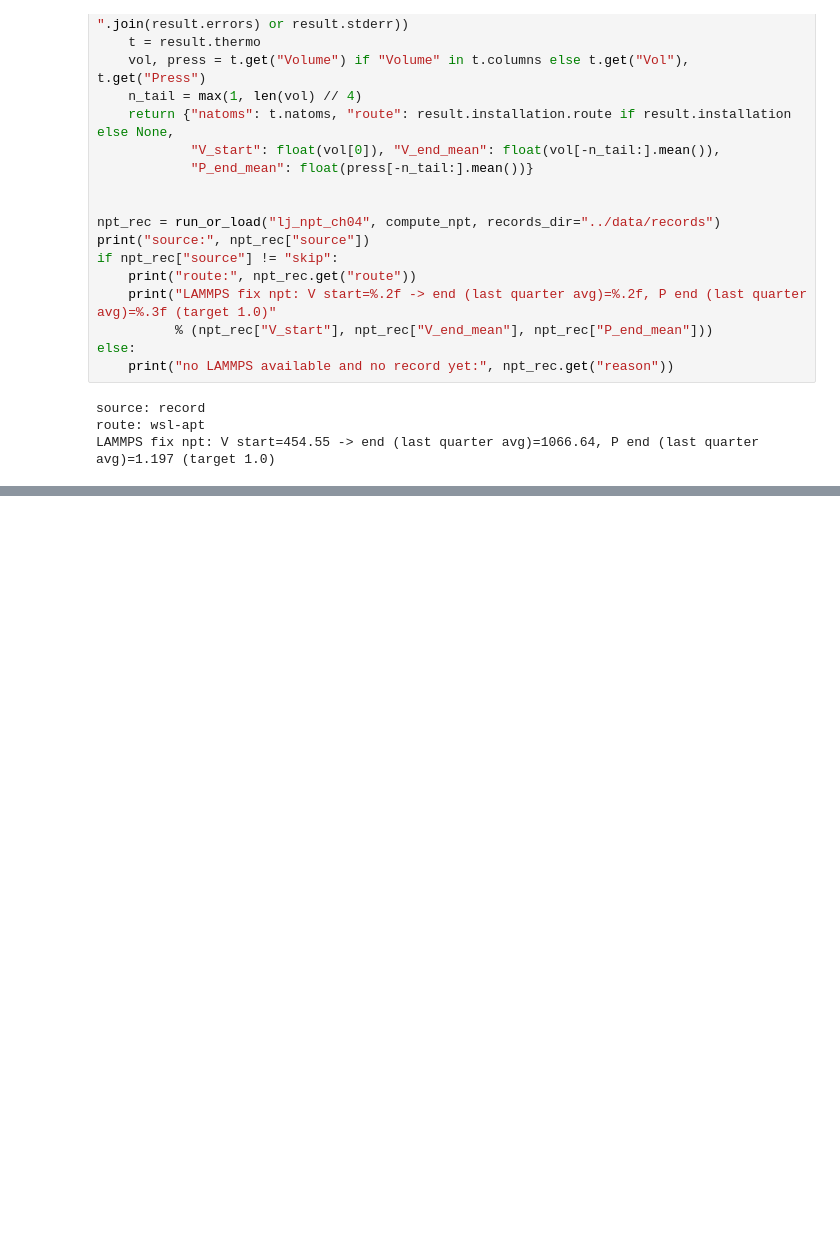
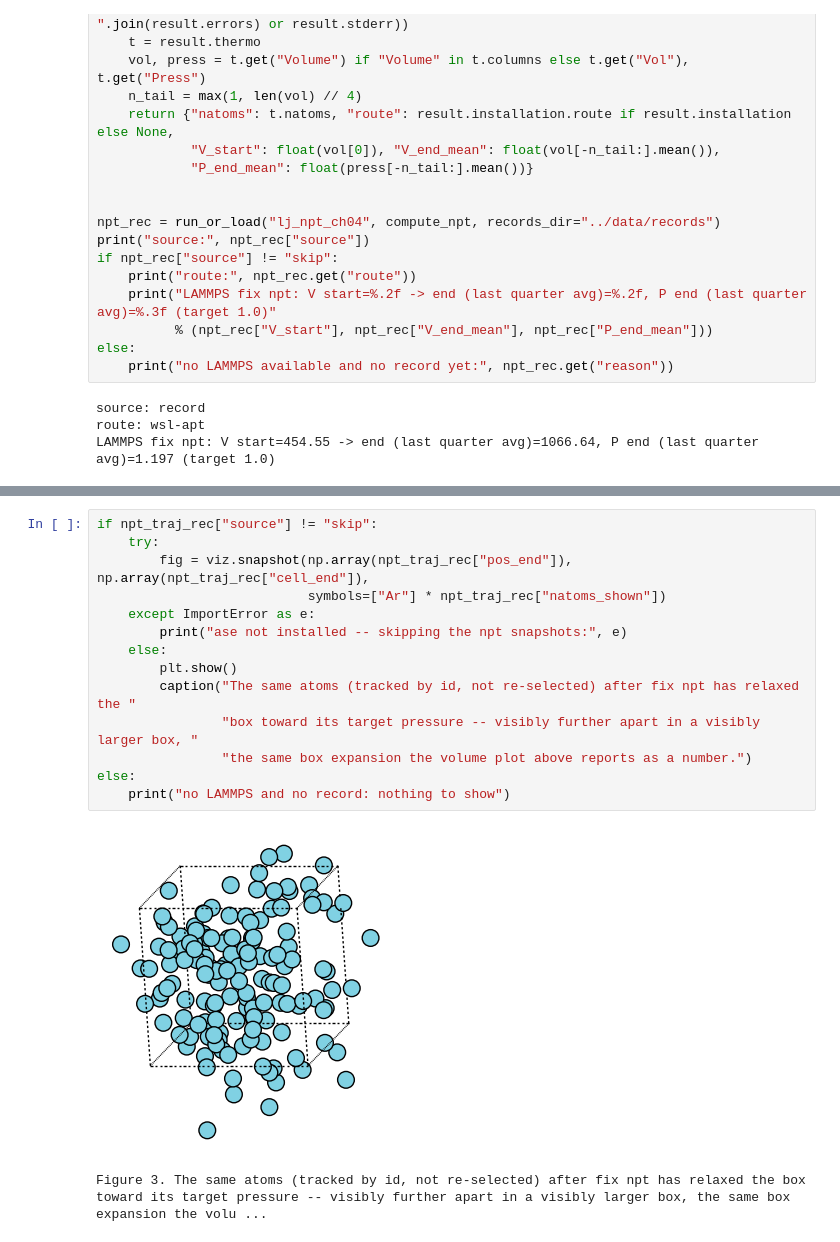
Before and after one commit to fabiocampolim-design/lammps-skill, a Jupyter notebook: chapters/LAMMPS_04_Ensembles_And_Restarts.ipynb, the cells around one changed output, grey strips where cells are left out. Drawn from its saved outputs; the diff is of its cells as text; blank space fills up the shorter version.

```diff
--- a/chapters/LAMMPS_04_Ensembles_And_Restarts.ipynb
+++ b/chapters/LAMMPS_04_Ensembles_And_Restarts.ipynb
@@ -243,0 +237,17 @@ chapter 04: 3 claim(s) checked
+# %%
+if npt_traj_rec["source"] != "skip":
+    try:
+        fig = viz.snapshot(np.array(npt_traj_rec["pos_end"]), np.array(npt_traj_rec["cell_end"]),
+                           symbols=["Ar"] * npt_traj_rec["natoms_shown"])
+    except ImportError as e:
+        print("ase not installed -- skipping the npt snapshots:", e)
+    else:
+        plt.show()
+        caption("The same atoms (tracked by id, not re-selected) after fix npt has relaxed the "
+                "box toward its target pressure -- visibly further apart in a visibly larger box, "
+                "the same box expansion the volume plot above reports as a number.")
+else:
+    print("no LAMMPS and no record: nothing to show")
+# %% [output]
+[figure, added]
+Figure 3. The same atoms (tracked by id, not re-selected) after fix npt has relaxed the box toward its target pressure -- visibly further apart in a visibly larger box, the same box expansion the volu ...
```
Also changed, not shown: parts of 14 cells of this notebook, 30 other files.
